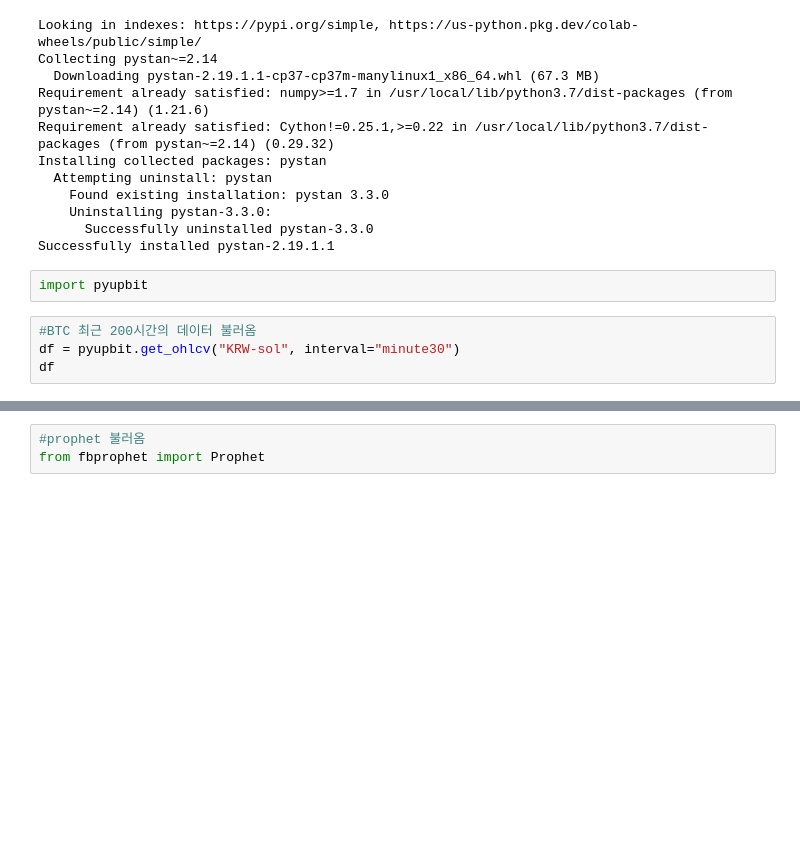
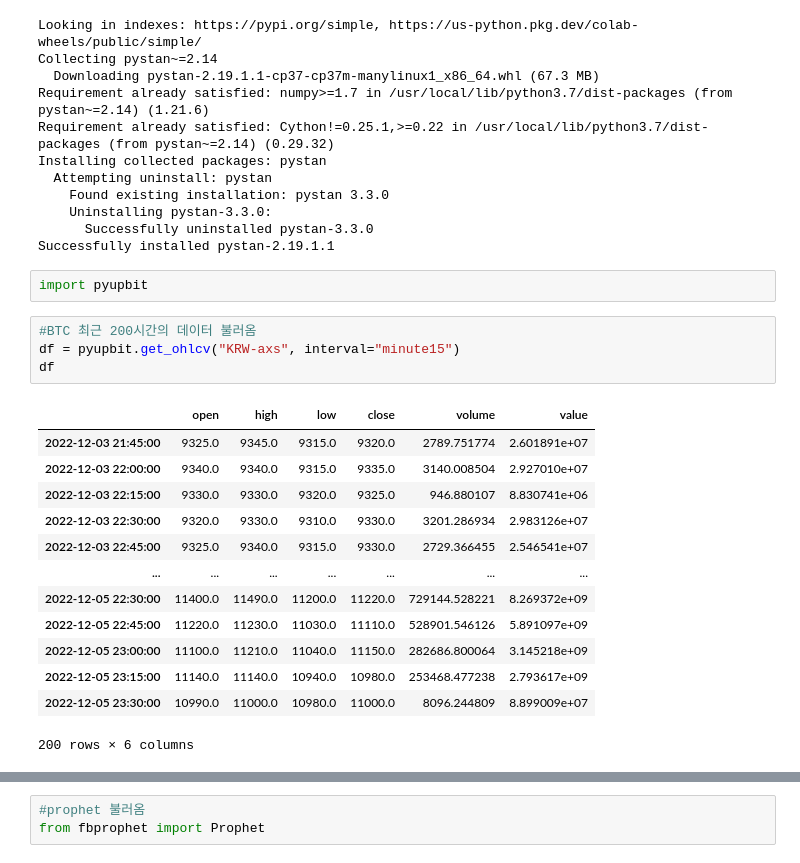
Before and after one commit to kimdongha723/kdh723, a Jupyter notebook: BTC_predict.ipynb, the cells around one changed output, grey strips where cells are left out. Drawn from its saved outputs; the diff is of its cells as text; blank space fills up the shorter version.

```diff
--- a/BTC_predict.ipynb
+++ b/BTC_predict.ipynb
@@ -41,8 +41,22 @@ Successfully installed pystan-2.19.1.1
 import pyupbit
 # %%
 #BTC 최근 200시간의 데이터 불러옴
-df = pyupbit.get_ohlcv("KRW-sol", interval="minute30")
+df = pyupbit.get_ohlcv("KRW-axs", interval="minute15")
 df
+# %% [output]
+|  | open | high | low | close | volume | value |
+| 2022-12-03 21:45:00 | 9325.0 | 9345.0 | 9315.0 | 9320.0 | 2789.751774 | 2.601891e+07 |
+| 2022-12-03 22:00:00 | 9340.0 | 9340.0 | 9315.0 | 9335.0 | 3140.008504 | 2.927010e+07 |
+| 2022-12-03 22:15:00 | 9330.0 | 9330.0 | 9320.0 | 9325.0 | 946.880107 | 8.830741e+06 |
+| 2022-12-03 22:30:00 | 9320.0 | 9330.0 | 9310.0 | 9330.0 | 3201.286934 | 2.983126e+07 |
+| 2022-12-03 22:45:00 | 9325.0 | 9340.0 | 9315.0 | 9330.0 | 2729.366455 | 2.546541e+07 |
+| ... | ... | ... | ... | ... | ... | ... |
+| 2022-12-05 22:30:00 | 11400.0 | 11490.0 | 11200.0 | 11220.0 | 729144.528221 | 8.269372e+09 |
+| 2022-12-05 22:45:00 | 11220.0 | 11230.0 | 11030.0 | 11110.0 | 528901.546126 | 5.891097e+09 |
+| 2022-12-05 23:00:00 | 11100.0 | 11210.0 | 11040.0 | 11150.0 | 282686.800064 | 3.145218e+09 |
+| 2022-12-05 23:15:00 | 11140.0 | 11140.0 | 10940.0 | 10980.0 | 253468.477238 | 2.793617e+09 |
+| 2022-12-05 23:30:00 | 10990.0 | 11000.0 | 10980.0 | 11000.0 | 8096.244809 | 8.899009e+07 |
+200 rows × 6 columns
 # %%
 #시간(ds)와 종가(y)값만 남김
 df = df.reset_index()
```
Also changed, not shown: parts of 3 cells of this notebook.
